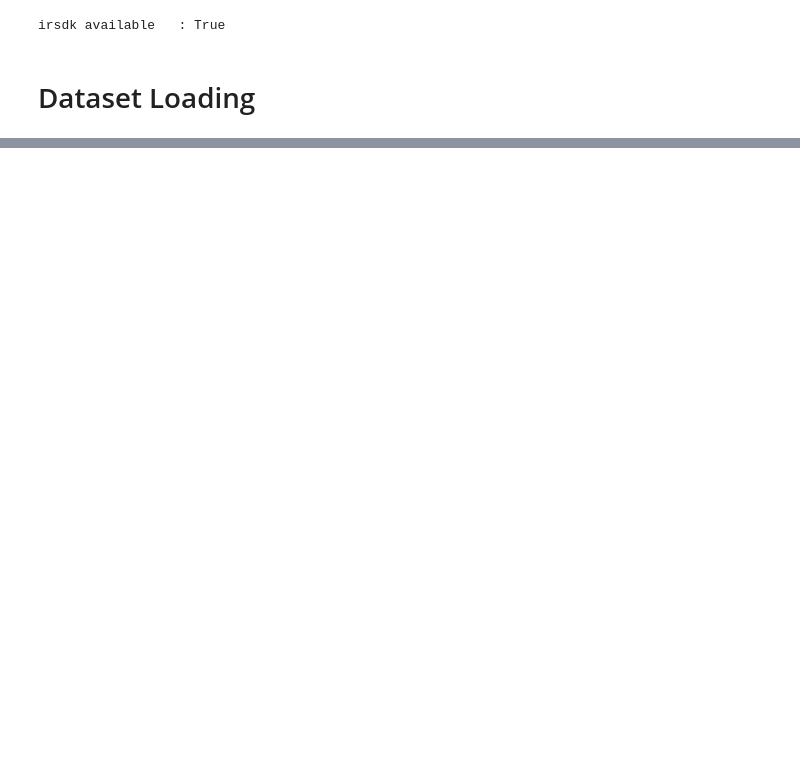
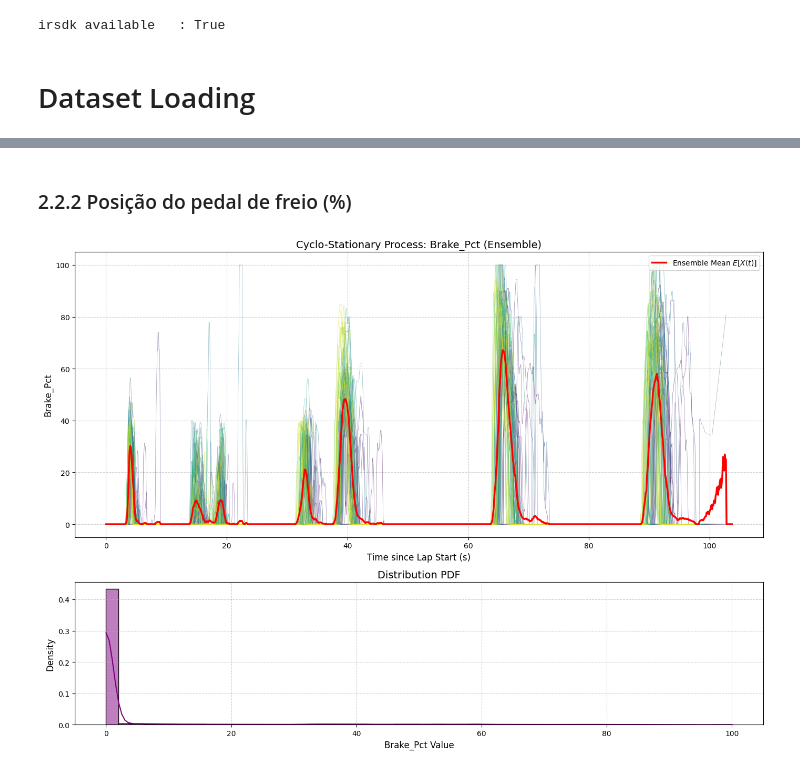
Before and after one commit to TomazFilgueira/PPGEEC2317---SISTEMAS-PROBABIL-STICOS, a Jupyter notebook: processos_estocasticos/simracing_processos_estocasticos.ipynb, the cells around one changed output, grey strips where cells are left out. Cells and saved outputs as stored; diff of their text form; code cells hidden in the pictures; blank space fills up the shorter version.

Commit message:
adicionado histograma das variáveis

```diff
--- a/processos_estocasticos/simracing_processos_estocasticos.ipynb
+++ b/processos_estocasticos/simracing_processos_estocasticos.ipynb
@@ -43,7 +69,9 @@ irsdk available   : True
 # --- Configuration ---
 IBT_FILES = [
     Path("dataset_30_laps/mx5 mx52016_charlotte 2025 roval2025 2025-11-17 14-27-06.ibt"),
-    Path("dataset_30_laps/mx5 mx52016_charlotte 2025 roval2025 2025-11-17 14-59-46.ibt")
+    Path("dataset_30_laps/mx5 mx52016_charlotte 2025 roval2025 2025-11-17 14-59-46.ibt"),
+    Path("dataset_30_laps/mx5 mx52016_charlotte 2025 roval2025 2025-11-26 13-56-41.ibt"),
+    Path("dataset_30_laps/mx5 mx52016_charlotte 2025 roval2025 2025-12-01 15-33-42.ibt"),
 ]
 USE_IBT = True
 IRSDK_AVAILABLE = True
@@ -61,7 +89,7 @@ def load_from_ibt(ibt_path: Path) -> pd.DataFrame:
     try:
         ibt.open(str(ibt_path))
         channels = ['SessionTime','Lap','Speed','RPM','Throttle','Brake',
-                    'LapDistPct','Lat','Lon','SteeringWheelAngle','Gear',
+                    'LapDistPct','SteeringWheelAngle','Gear',
                     'LatAccel','LongAccel']
         data = {ch: ibt.get_all(ch) for ch in channels}
     except Exception as e:
@@ -229,10 +237,12 @@ def inspect_concatenated_df(df_input):
         lap_durations.append(duration)
 
         # Basic status check (Adjust thresholds for your car/track combo)
-        # Charlotte Roval in MX5 is approx 1:25 to 1:30 usually?
+        # Charlotte Roval in MX5 is approx 1:35 to 1:55 usually?
+
         status = "OK"
-        if duration < 60: status = "⚠️ Short/Suspicious"
-        elif duration > 120: status = "⚠️ Slow/Traffic?"
+        if duration < 60: status = "Short/Suspicious"
+        elif duration > 105: status = "Invalid"
+        df['Status'] = status #Analise laps status - Invalid/OK
 
         print(f"{int(lap_idx):<10} | {duration:<15.4f} | {format_lap_time(duration):<15} | {status}")
 
@@ -251,10 +261,3 @@ def inspect_concatenated_df(df_input):
             print("   -> RATING: Good Consistency.")
         else:
             print("   -> RATING: High Variance (Check for traffic or mistakes).")
-
-# --- Execute Inspection ---
-if 'df' in locals() and not df.empty:
-    df_selected = df[(df['Lap'] >= 2) & (df['Lap'] <= 30)]
-    inspect_concatenated_df(df_selected)
-else:
-    print("[ERROR] 'df' not found. Please run the pipeline cell first.")
@@ -390,0 +485,7 @@ analyze_cyclostationarity(df_analysis, COL_VAR)
+# %% [markdown]
+### 2.2.2 Posição do pedal de freio (%)
+# %%
+COL_VAR = 'Brake_Pct'
+analyze_cyclostationarity(df_analysis, COL_VAR)
+# %% [output]
+[figure, added]
```
Also changed, not shown: parts of 27 cells of this notebook, 1 other file.
